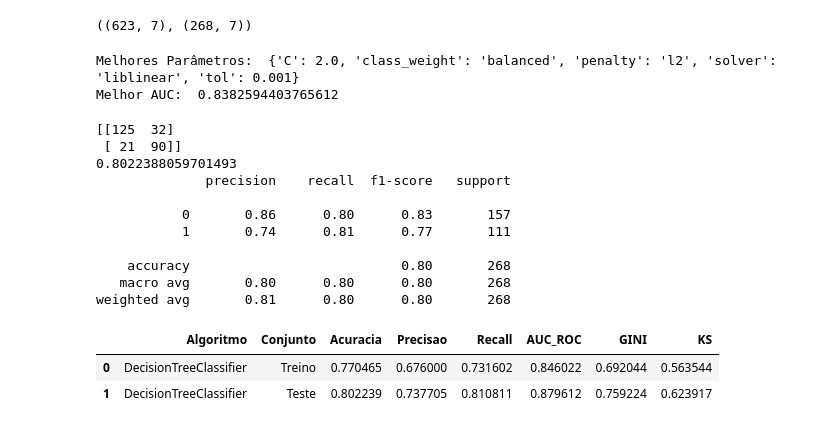
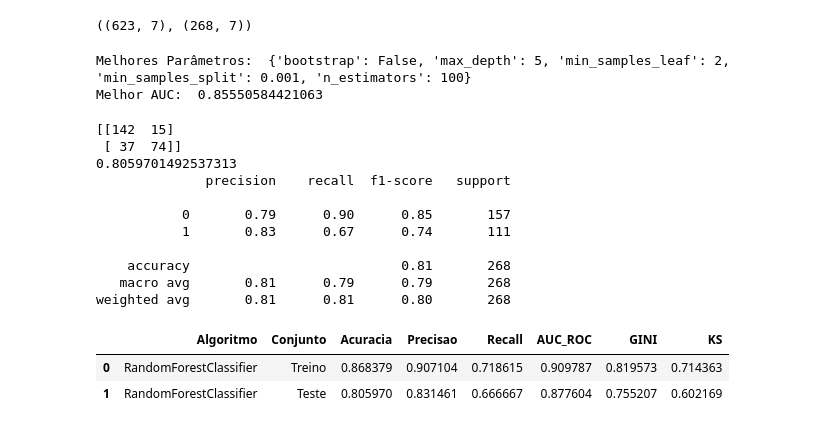
Before and after one commit to MatheusHenriqueDaSilva/data_science, a Jupyter notebook: titanic_regressao_logistica.ipynb, the cells around one changed output. Drawn from its saved outputs; the diff is of its cells as text; code cells hidden in the pictures.

```diff
--- a/titanic_regressao_logistica.ipynb
+++ b/titanic_regressao_logistica.ipynb
@@ -251,20 +248,19 @@ X_train.shape,X_test.shape
 # %% [output]
 ((623, 7), (268, 7))
 # %%
-from sklearn.linear_model import LogisticRegression
 from sklearn.model_selection import GridSearchCV
 
 
 # Definindo o modelo
-model =  LogisticRegression(max_iter=100,random_state=42)
+model = RandomForestClassifier(random_state=42)
 
 # Definindo os parâmetros para o grid search
 param_grid = {
-    'penalty':['l1','l2'],
-    'tol':[0.00001,0.0001,0.001],
-    'C': [1.0, 2.0],
-    'solver':['liblinear', 'saga'],
-    'class_weight': [None, 'balanced', {0: 1, 1: 2}, {0: 2, 1: 1}]
+    'n_estimators': [10, 50],
+    'max_depth': [2, 3, 5],
+    'min_samples_split': [0.001, 0.01],
+    'min_samples_leaf': [2, 0.01],
+    'bootstrap': [True, False],
 }
 
 # Definindo o objeto GridSearchCV
@@ -288,11 +284,11 @@ predictions = grid.best_estimator_.predict(X_test)
 
 best_model_dt = grid.best_estimator_
 # %% [output]
-Melhores Parâmetros:  {'C': 2.0, 'class_weight': 'balanced', 'penalty': 'l2', 'solver': 'liblinear', 'tol': 0.001}
-Melhor AUC:  0.8382594403765612
+Melhores Parâmetros:  {'bootstrap': False, 'max_depth': 5, 'min_samples_leaf': 2, 'min_samples_split': 0.001, 'n_estimators': 100}
+Melhor AUC:  0.85550584421063
 # %%
 from sklearn.metrics import accuracy_score, precision_score, recall_score, roc_auc_score, confusion_matrix, classification_report
-modelo_final = LogisticRegression(max_iter=100,random_state=42,C= 2.0, class_weight= 'balanced', penalty= 'l2', solver='liblinear', tol= 0.001)
+modelo_final = RandomForestClassifier(random_state=42, bootstrap = False, max_depth = 5, min_samples_leaf= 2, min_samples_split= 0.001, n_estimators= 100)
 modelo_final.fit(X_train,y_train)
 
 predict = modelo_final.predict(X_test)
@@ -301,17 +297,17 @@ print(confusion_matrix(y_test, predict))
 print(accuracy_score(y_test, predict))
 print(classification_report(y_test, predict))
 # %% [output]
-[[125  32]
- [ 21  90]]
-0.8022388059701493
+[[142  15]
+ [ 37  74]]
+0.8059701492537313
               precision    recall  f1-score   support
 
-           0       0.86      0.80      0.83       157
-           1       0.74      0.81      0.77       111
+           0       0.79      0.90      0.85       157
+           1       0.83      0.67      0.74       111
 
-    accuracy                           0.80       268
-   macro avg       0.80      0.80      0.80       268
-weighted avg       0.81      0.80      0.80       268
+    accuracy                           0.81       268
+   macro avg       0.81      0.79      0.79       268
+weighted avg       0.81      0.81      0.80       268
 # %%
 from sklearn.metrics import accuracy_score, precision_score, recall_score, roc_auc_score, confusion_matrix, roc_curve, auc
 
@@ -342,33 +338,33 @@ def calculate_metrics(nm_modelo, model, X_train, y_train, X_test, y_test):
     auc_roc_test = roc_auc_score(y_test, model.predict_proba(X_test)[:, 1])
 
     # Calculando o Índice Gini e Estatística KS para o conjunto de teste
     probabilities_test = model.predict_proba(X_test)[:, 1]
     df_test = pd.DataFrame({'true_labels': y_test, 'predicted_probs': probabilities_test})
     df_test = df_test.sort_values(by='predicted_probs', ascending=False)
     df_test['cumulative_true'] = df_test['true_labels'].cumsum() / df_test['true_labels'].sum()
     df_test['cumulative_false'] = (1 - df_test['true_labels']).cumsum() / (1 - df_test['true_labels']).sum()
     ks_statistic_test = max(abs(df_test['cumulative_true'] - df_test['cumulative_false']))
     gini_index_test = 2 * auc_roc_test - 1
 
     # Criando o DataFrame com as métricas calculadas
     metrics_df = pd.DataFrame({
         'Algoritmo': [nm_modelo, nm_modelo],
         'Conjunto': ['Treino', 'Teste'],
         'Acuracia': [accuracy_train, accuracy_test],
         'Precisao': [precision_train, precision_test],
         'Recall': [recall_train, recall_test],
         'AUC_ROC': [auc_roc_train, auc_roc_test],
         'GINI': [gini_index_train, gini_index_test],
         'KS': [ks_statistic_train, ks_statistic_test]
     })
 
     return metrics_df
 
 
 # Uso da função
-metrics_df = calculate_metrics('DecisionTreeClassifier',modelo_final, X_train, y_train, X_test, y_test)
+metrics_df = calculate_metrics('RandomForestClassifier',modelo_final, X_train, y_train, X_test, y_test)
 metrics_df
 # %% [output]
 |  | Algoritmo | Conjunto | Acuracia | Precisao | Recall | AUC_ROC | GINI | KS |
-| 0 | DecisionTreeClassifier | Treino | 0.770465 | 0.676000 | 0.731602 | 0.846022 | 0.692044 | 0.563544 |
-| 1 | DecisionTreeClassifier | Teste | 0.802239 | 0.737705 | 0.810811 | 0.879612 | 0.759224 | 0.623917 |
+| 0 | RandomForestClassifier | Treino | 0.868379 | 0.907104 | 0.718615 | 0.909787 | 0.819573 | 0.714363 |
+| 1 | RandomForestClassifier | Teste | 0.805970 | 0.831461 | 0.666667 | 0.877604 | 0.755207 | 0.602169 |
```
Also changed, not shown: parts of 6 cells of this notebook.
